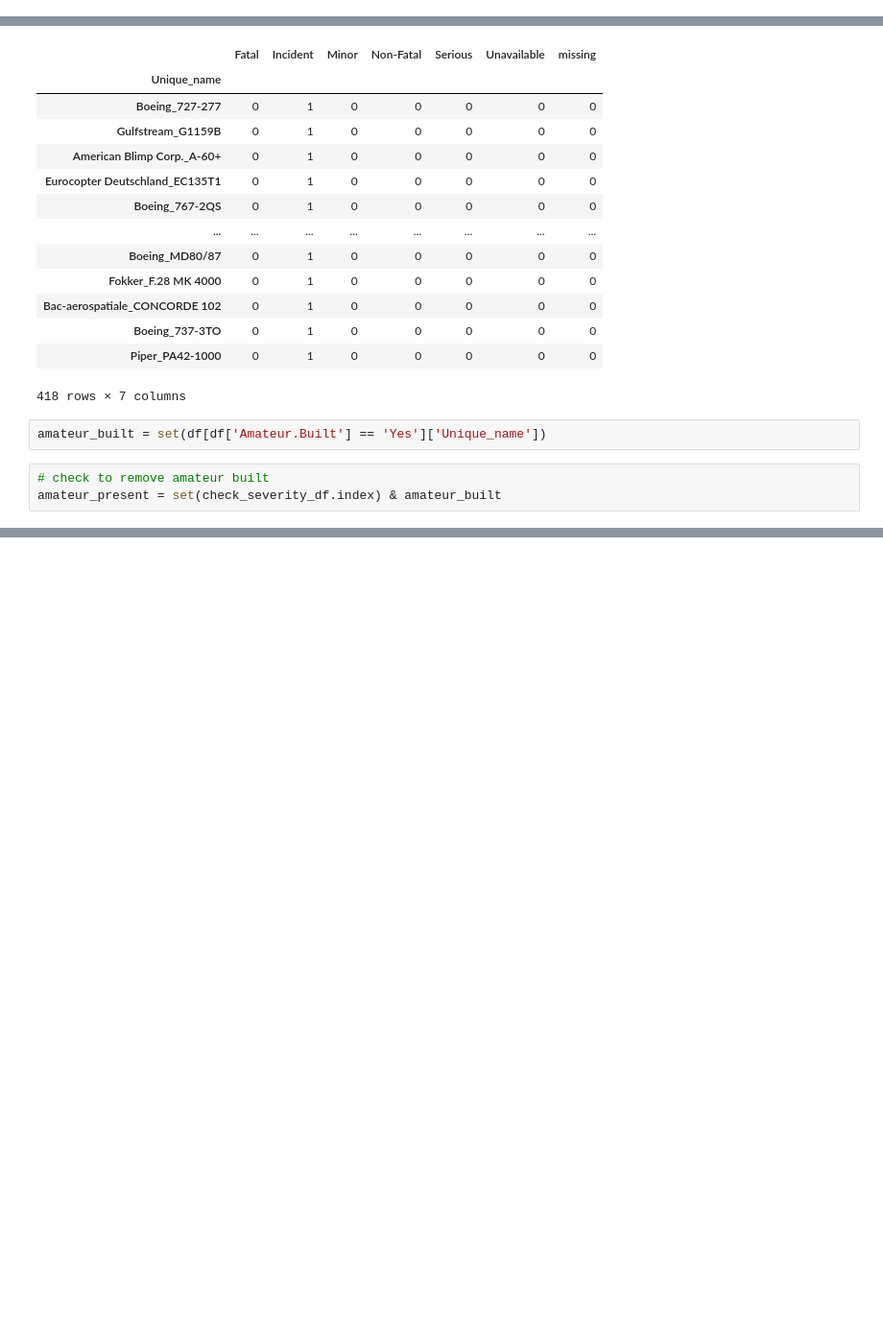
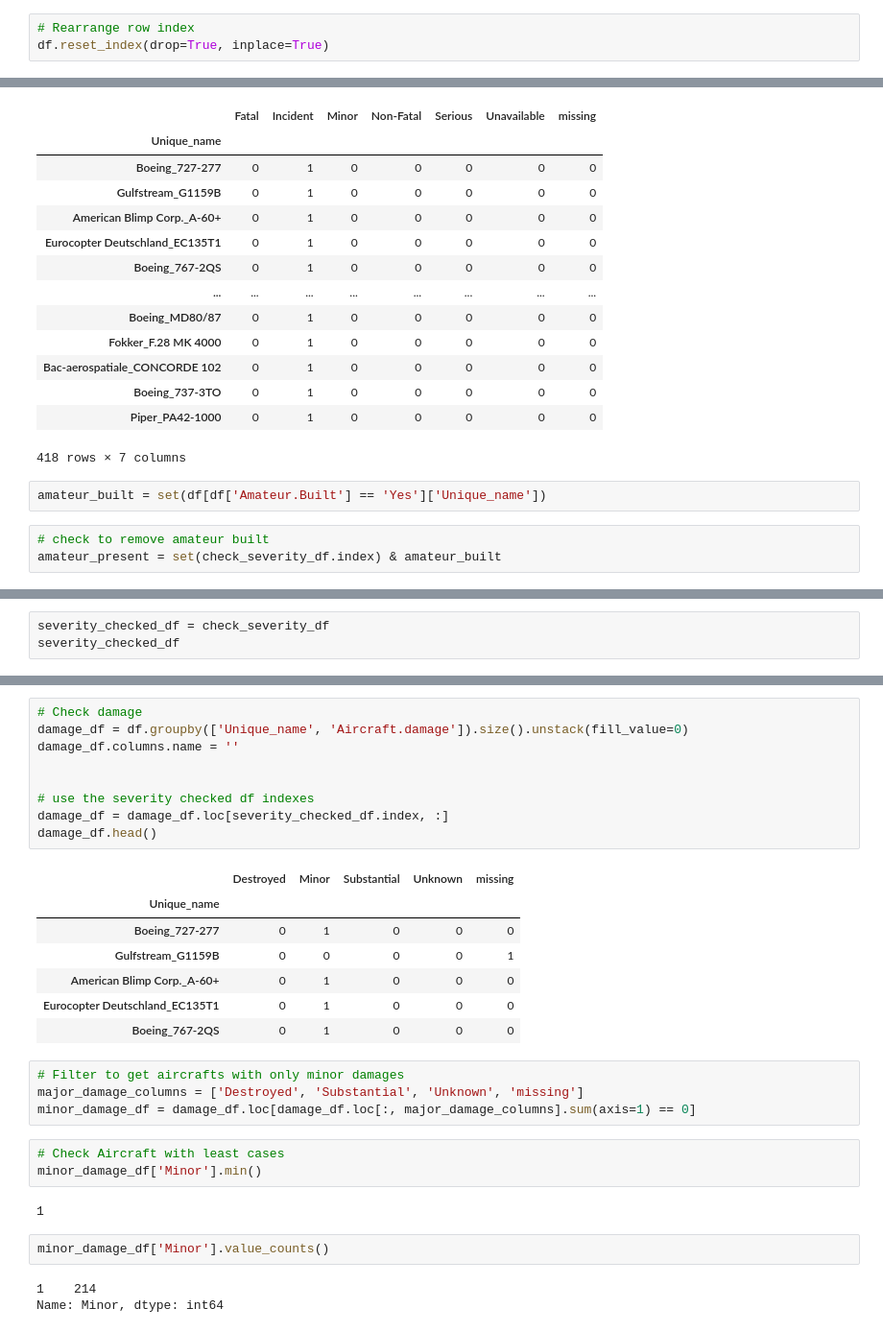
Before and after one commit to Kezia-Neema/Aircraft_recommendation, a Jupyter notebook: index.ipynb, the cells around one changed output, grey strips where cells are left out. Shown: that part at 96% size. Drawn from its saved outputs; the diff is of its cells as text; blank space fills up the shorter version.

```diff
--- a/index.ipynb
+++ b/index.ipynb
@@ -119,6 +119,9 @@ df[['Make', 'Model']].isna().sum()
 Make     0
 Model    0
 dtype: int64
+# %%
+# Rearrange row index
+df.reset_index(drop=True, inplace=True)
 # %%
 # Check amateuer built column
 df['Amateur.Built'].mode()
@@ -381,0 +413,3 @@ check_severity_df.drop(amateur_present, inplace=True)
+# %%
+severity_checked_df = check_severity_df
+severity_checked_df
@@ -381,0 +453,31 @@ check_severity_df.drop(amateur_present, inplace=True)
+# %%
+# Check damage
+damage_df = df.groupby(['Unique_name', 'Aircraft.damage']).size().unstack(fill_value=0)
+damage_df.columns.name = ''
+
+
+# use the severity checked df indexes
+damage_df = damage_df.loc[severity_checked_df.index, :]
+damage_df.head()
+# %% [output]
+|  | Destroyed | Minor | Substantial | Unknown | missing |
+| Unique_name |  |  |  |  |  |
+| Boeing_727-277 | 0 | 1 | 0 | 0 | 0 |
+| Gulfstream_G1159B | 0 | 0 | 0 | 0 | 1 |
+| American Blimp Corp._A-60+ | 0 | 1 | 0 | 0 | 0 |
+| Eurocopter Deutschland_EC135T1 | 0 | 1 | 0 | 0 | 0 |
+| Boeing_767-2QS | 0 | 1 | 0 | 0 | 0 |
+# %%
+# Filter to get aircrafts with only minor damages
+major_damage_columns = ['Destroyed', 'Substantial', 'Unknown', 'missing']
+minor_damage_df = damage_df.loc[damage_df.loc[:, major_damage_columns].sum(axis=1) == 0]
+# %%
+# Check Aircraft with least cases
+minor_damage_df['Minor'].min()
+# %% [output]
+1
+# %%
+minor_damage_df['Minor'].value_counts()
+# %% [output]
+1    214
+Name: Minor, dtype: int64
```
Also changed, not shown: parts of 8 cells of this notebook.
